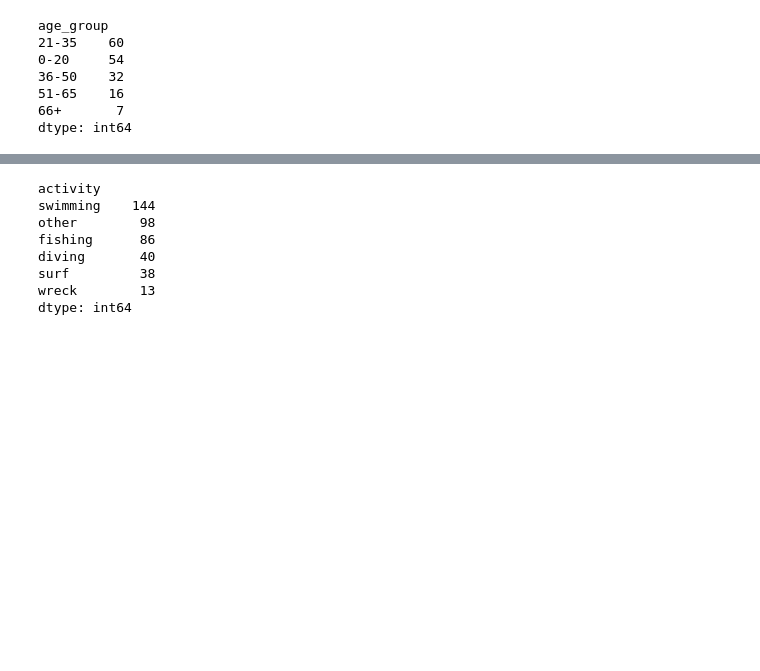
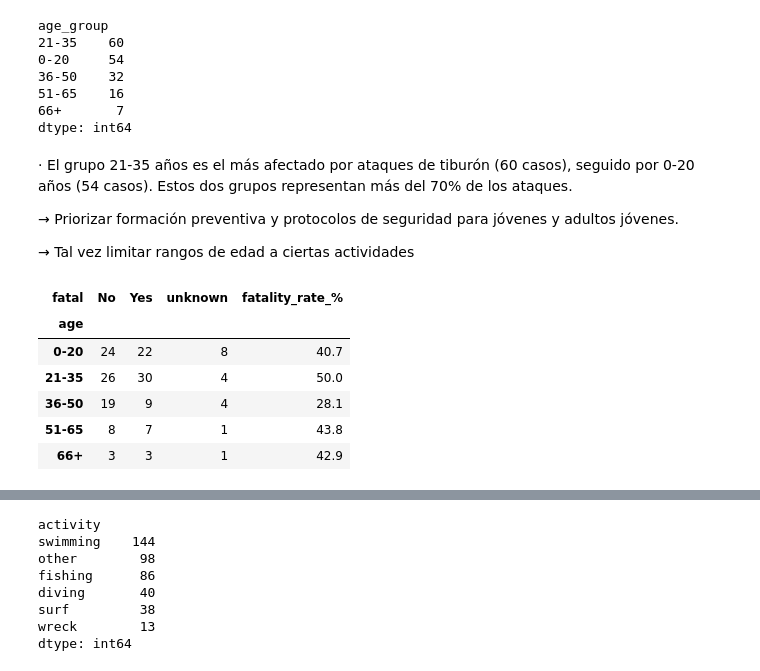
Before and after one commit to BorjaMendi/shark_attacks, a Jupyter notebook: tiburones.ipynb, the cells around one changed output, grey strips where cells are left out. Cells and saved outputs as stored; diff of their text form; code cells hidden in the pictures; blank space fills up the shorter version.

```diff
--- a/tiburones.ipynb
+++ b/tiburones.ipynb
@@ -162,7 +100,3 @@ df['sex'].unique()
 # %% [output]
 array(['M', 'F ', 'F', 'M ', nan, ' M', 'm', 'lli', 'M x 2', 'N', '.'],
       dtype=object)
-# %%
-#limpiando sex
-df['sex'] = df['sex'].map({'F ': 'F','F': 'F', '.': "F", 'M': 'M', 'M ': 'M', ' M': 'M', 'm': 'M', 'lli': 'M', 'M x 2': 'M', 'N': 'M'})
-df['sex'].unique()
@@ -682,3 +663,24 @@ age_group
 51-65    16
 66+       7
 dtype: int64
+# %% [markdown]
+· El grupo 21-35 años es el más afectado por ataques de tiburón (60 casos), seguido por 0-20 años (54 casos).
+Estos dos grupos representan más del 70% de los ataques.
+
+→ Priorizar formación preventiva y protocolos de seguridad para jóvenes y adultos jóvenes.
+
+→ Tal vez limitar rangos de edad a ciertas actividades
+# %%
+comparativa = df.groupby(['age', 'fatal']).size().reset_index(name='count')
+pivot_edad_fatal = comparativa.pivot(index='age', columns='fatal', values='count').fillna(0)
+pivot_edad_fatal['fatality_rate_%'] = (pivot_edad_fatal['Yes'] / pivot_edad_fatal.sum(axis=1)) * 100
+pivot_edad_fatal = pivot_edad_fatal.round(1)
+pivot_edad_fatal
+# %% [output]
+| fatal | No | Yes | unknown | fatality_rate_% |
+| age |  |  |  |  |
+| 0-20 | 24 | 22 | 8 | 40.7 |
+| 21-35 | 26 | 30 | 4 | 50.0 |
+| 36-50 | 19 | 9 | 4 | 28.1 |
+| 51-65 | 8 | 7 | 1 | 43.8 |
+| 66+ | 3 | 3 | 1 | 42.9 |
```
Also changed, not shown: parts of 118 cells of this notebook, 1 other file.
